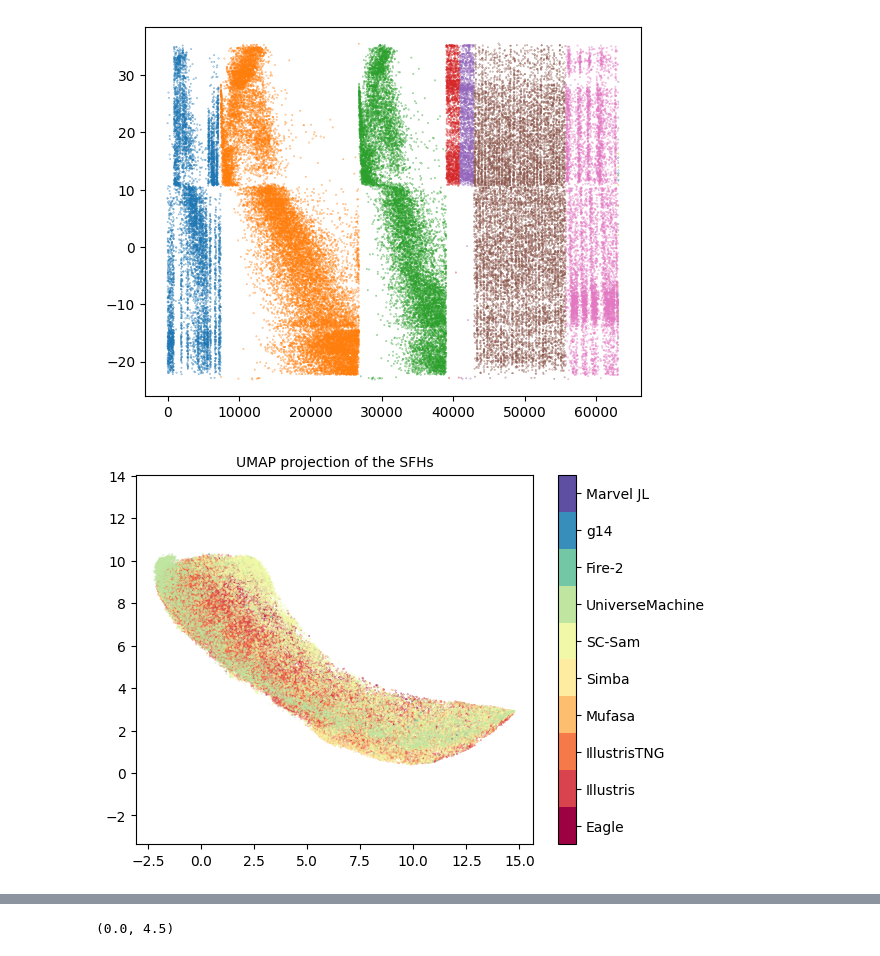
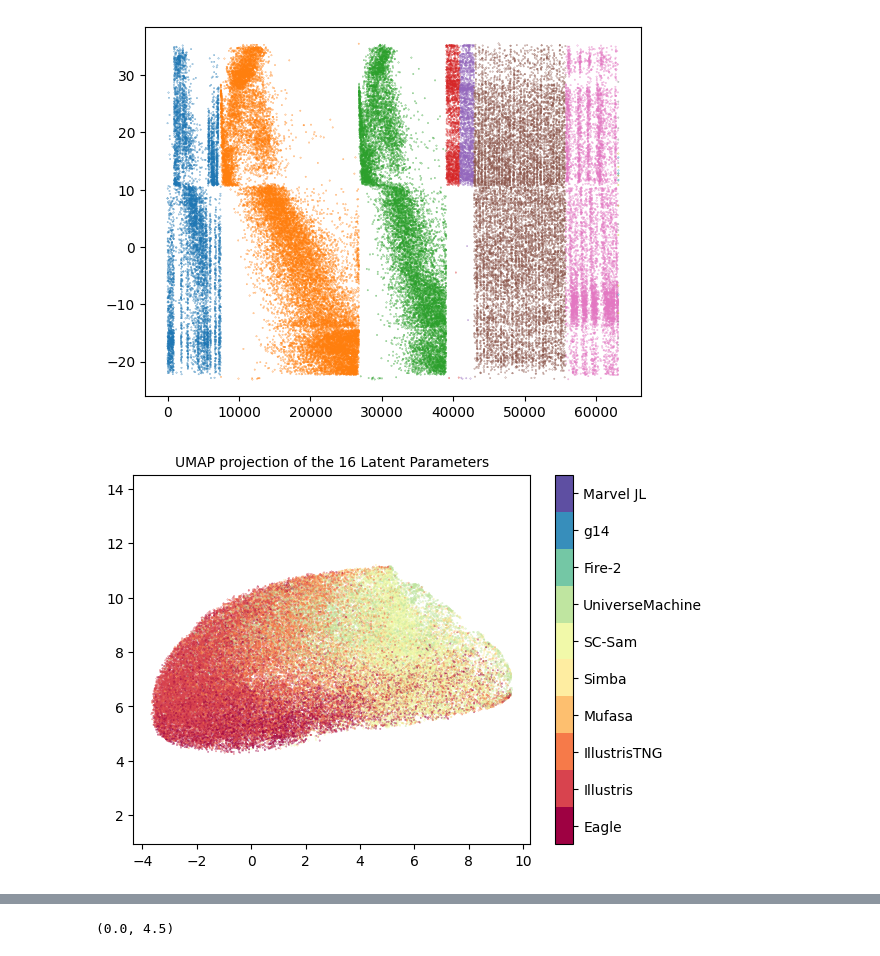
Before and after one commit to harrypenguin/Astrostatistics-Models, a Jupyter notebook: ConvAutoencoder.ipynb, the cells around one changed output, grey strips where cells are left out. Drawn from its saved outputs; the diff is of its cells as text; code cells hidden in the pictures.

```diff
--- a/ConvAutoencoder.ipynb
+++ b/ConvAutoencoder.ipynb
@@ -277,7 +275,7 @@ plt.show()
 # %% [output]
 [figure]
 # %%
-AE = torch.load('AE Models/32lat0.917loss.pth')
+AE = torch.load('AE Models/16lat1.139loss.pth')
 print(AE)
 # %% [output]
 ConvAutoencoder(
@@ -302,3 +298,8 @@ latent_space = AE.encoder(all_data_tensor.unsqueeze(1)).detach().numpy()
+# %%
+# joining together the training, testing and validation sets individually
+all_data_tensor = torch.cat((X_train_tensor, X_test_tensor, X_val_tensor), 0)
+all_labels_tensor = torch.cat((y_train_tensor, y_test_tensor, y_val_tensor), 0)
+latent_space = AE.encoder(all_data_tensor.unsqueeze(1)).detach().numpy()
 # %%
 plt.scatter(filtered_mass_presentsfr.T[1], latent_space.T[4], s=0.1, alpha=1)
 plt.yscale('log')
@@ -369,7 +378,7 @@ for i in range(len(X_train_tensor)):
 [figure]
 # %%
 import umap
-reducer = umap.UMAP(n_components=2, n_neighbors=2000)
-embedding = reducer.fit_transform(all_data_tensor)
+reducer = umap.UMAP(n_components=2, n_neighbors=100)
+embedding = reducer.fit_transform(latent_space)
 embedding.shape
 # %% [output]
@@ -384,19 +394,19 @@ plt.scatter(x, embedding, s=0.05, c=all_labels_tensor, cmap='tab10')
 # %%
 import matplotlib.pyplot as plt
 import numpy as np
 
 labels = ['Eagle', 'Illustris', 'IllustrisTNG', 'Mufasa', 'Simba', 'SC-Sam', 'UniverseMachine', 'Fire-2', 'g14', 'Marvel JL']
 
 plt.scatter(embedding[:, 0], embedding[:, 1], c=all_labels_tensor, cmap='Spectral', s=0.05)
 plt.gca().set_aspect('equal', 'datalim')
 
 # Create a colorbar
 cbar = plt.colorbar(boundaries=np.arange(11)-0.5, ticks=np.arange(10))
 
 # Set the colorbar labels
 cbar.ax.set_yticklabels(labels)
 
-plt.title('UMAP projection of the SFHs', fontsize=10)
+plt.title('UMAP projection of the 16 Latent Parameters', fontsize=10)
 plt.show()
 # %% [output]
-[figure, old version]
+[figure, new version]
```
Also changed, not shown: parts of 13 cells of this notebook, 2 other files.
